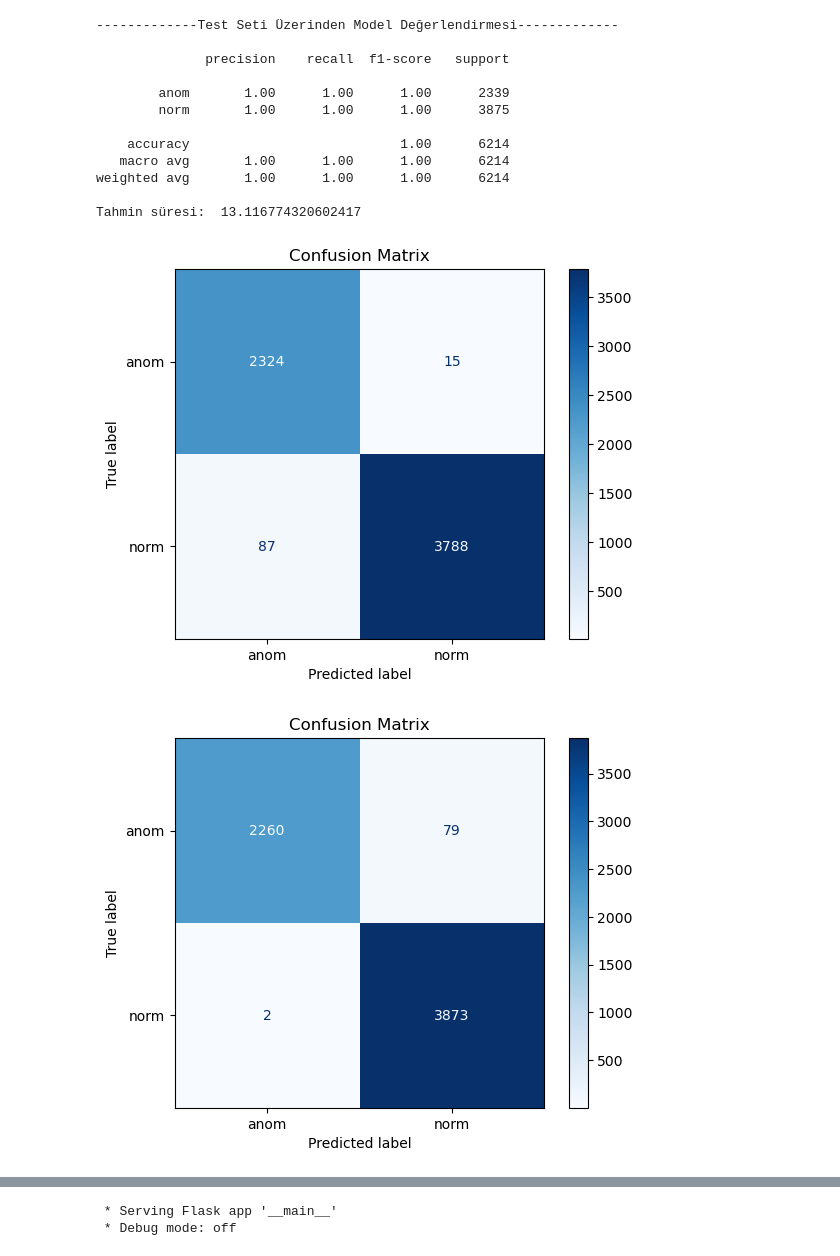
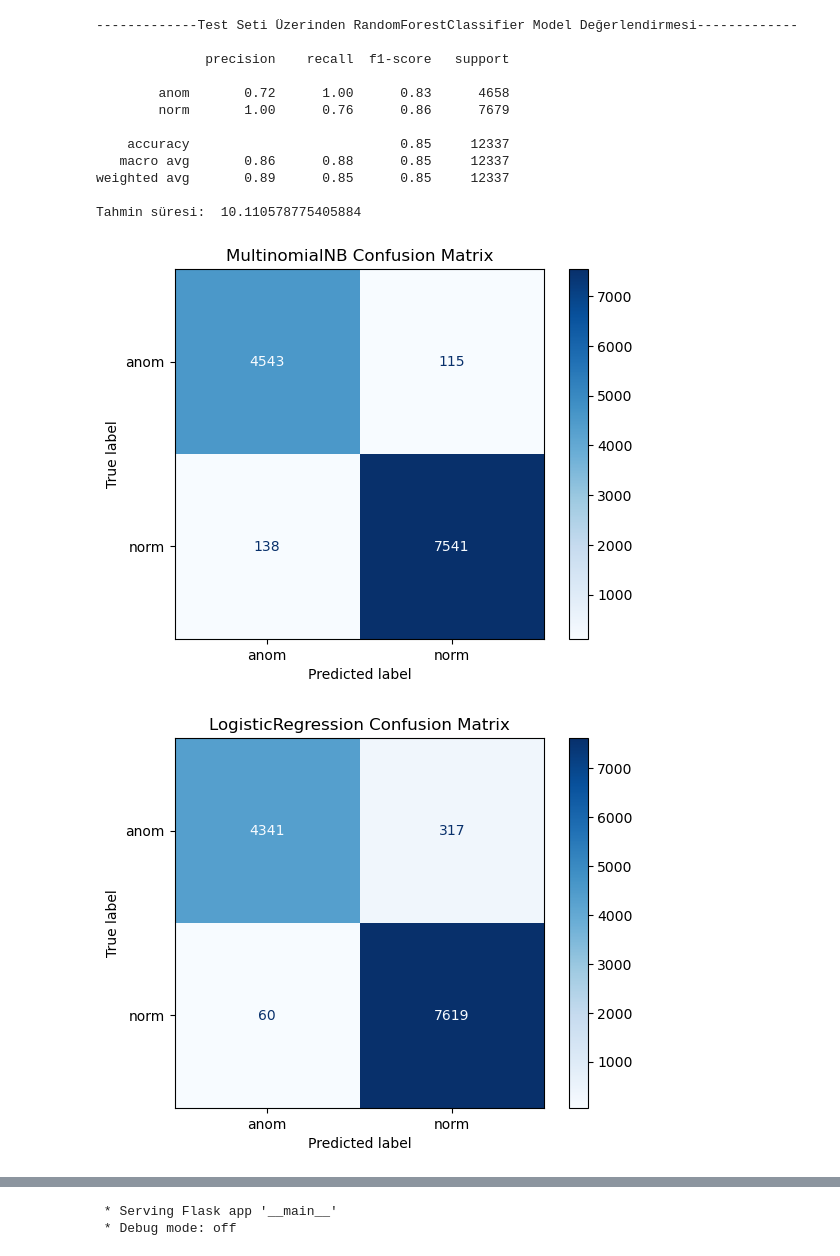
Before and after one commit to kutluhanazafli/WebApplicationFirewall, a Jupyter notebook: waf.ipynb, the cells around one changed output, grey strips where cells are left out. Saved outputs shown, nothing was run; the diff lists cells and outputs as text; code cells hidden in the pictures.

```diff
--- a/waf.ipynb
+++ b/waf.ipynb
@@ -18,5 +18,5 @@ import time
 # %%
 app = Flask(__name__)
 # %%
-df = pd.read_csv("dataset.csv")
+df = pd.read_csv("datasets/dataset4.csv")
 # %%
@@ -85,6 +111,6 @@ Eğitim verisi skoru:  0.9976260411217962
 # %%
 start_time = time.time()
-model2 = make_pipeline(TfidfVectorizer(), LogisticRegression())
+model2 = make_pipeline(TfidfVectorizer(), LogisticRegression(max_iter=1000))
 model2.fit(X_train, y_train)
 end_time = time.time()
 elapsed_time2 = end_time - start_time
@@ -196,40 +222,40 @@ start_time = time.time()
 y_pred4 = model4.predict(X_test)
 end_time = time.time()
 predict_elapsed_time4 = end_time - start_time
-print("\n-------------Test Seti Üzerinden Model Değerlendirmesi-------------\n")
+print("\n-------------Test Seti Üzerinden RandomForestClassifier Model Değerlendirmesi-------------\n")
 print(metrics.classification_report(y_test, y_pred4))
 print("Tahmin süresi: ", predict_elapsed_time4)
 # %% [output]
--------------Test Seti Üzerinden Model Değerlendirmesi-------------
+-------------Test Seti Üzerinden RandomForestClassifier Model Değerlendirmesi-------------
 
               precision    recall  f1-score   support
 
-        anom       1.00      1.00      1.00      2339
-        norm       1.00      1.00      1.00      3875
+        anom       0.72      1.00      0.83      4658
+        norm       1.00      0.76      0.86      7679
 
-    accuracy                           1.00      6214
-   macro avg       1.00      1.00      1.00      6214
-weighted avg       1.00      1.00      1.00      6214
+    accuracy                           0.85     12337
+   macro avg       0.86      0.88      0.85     12337
+weighted avg       0.89      0.85      0.85     12337
 
-Tahmin süresi:  13.116774320602417
+Tahmin süresi:  10.110578775405884
 # %%
 # Confusion matrix
 cm = confusion_matrix(y_test, y_pred1, labels=model1.classes_)
 disp = ConfusionMatrixDisplay(confusion_matrix=cm, display_labels=model1.classes_)
 disp.plot(cmap='Blues', values_format='d')
-plt.title('Confusion Matrix')
+plt.title('MultinomialNB Confusion Matrix')
 plt.show()
 # %% [output]
-[figure, old version]
+[figure, new version]
 # %%
 # Confusion matrix
 cm = confusion_matrix(y_test, y_pred2, labels=model2.classes_)
 disp = ConfusionMatrixDisplay(confusion_matrix=cm, display_labels=model2.classes_)
 disp.plot(cmap='Blues', values_format='d')
-plt.title('Confusion Matrix')
+plt.title('LogisticRegression Confusion Matrix')
 plt.show()
 # %% [output]
-[figure, old version]
+[figure, new version]
 # %%
 # Confusion matrix
 cm = confusion_matrix(y_test, y_pred3, labels=model3.classes_)
```
Also changed, not shown: parts of 15 cells of this notebook, 10 other files.
